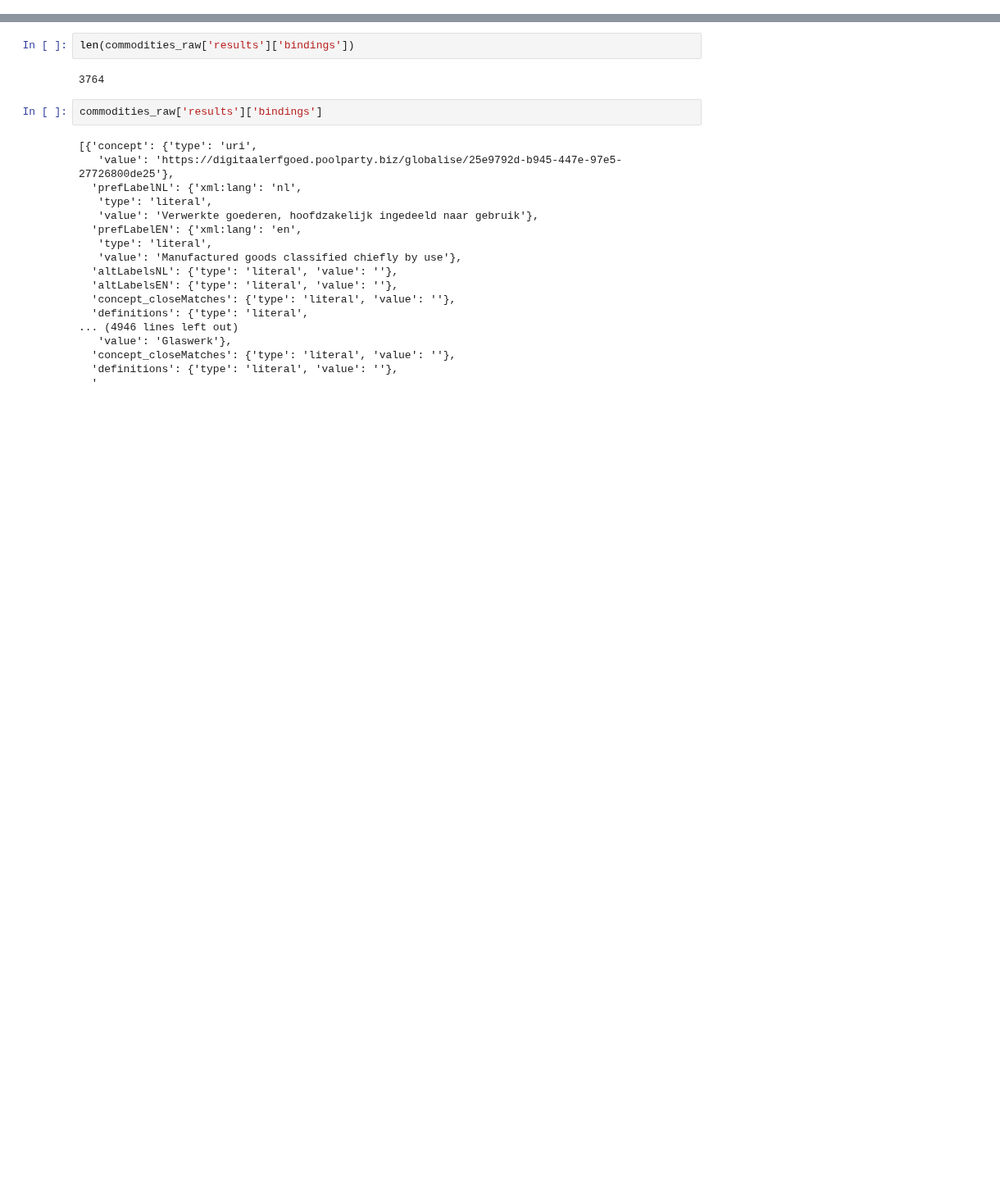
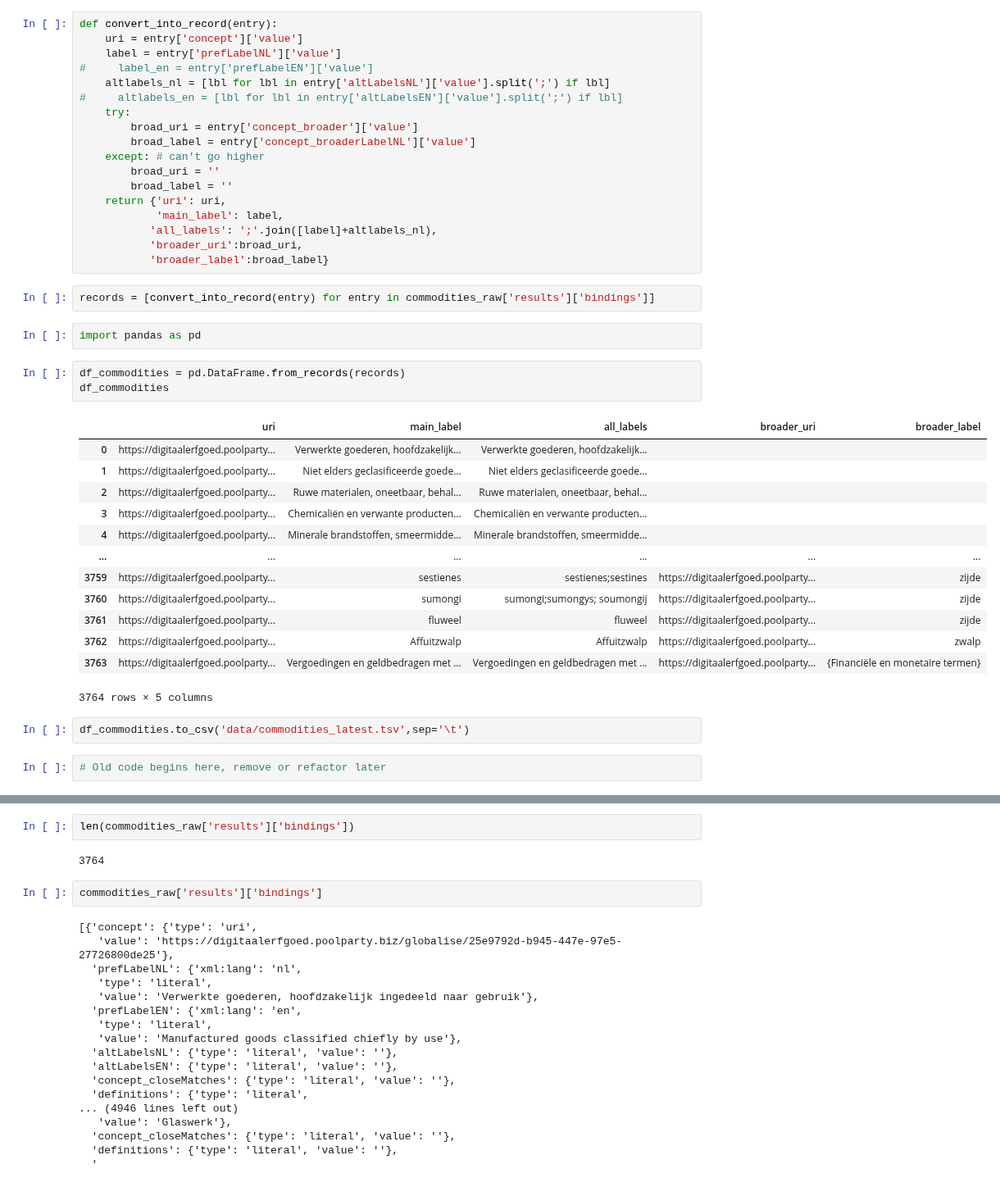
Before and after one commit to trifecta-project/DHB2024, a Jupyter notebook: [1] Preparing a list of commodities.ipynb, the cells around one changed output, grey strips where cells are left out. Shown at 82% size. Cells and saved outputs as stored; diff of their text form; blank space fills up the shorter version.

```diff
--- a/[1] Preparing a list of commodities.ipynb
+++ b/[1] Preparing a list of commodities.ipynb
@@ -5,3 +23,46 @@ commodities_raw = json.load(open('data/commoditiesV1.json','r'))
+# %%
+def convert_into_record(entry):
+    uri = entry['concept']['value']
+    label = entry['prefLabelNL']['value']
+#     label_en = entry['prefLabelEN']['value']
+    altlabels_nl = [lbl for lbl in entry['altLabelsNL']['value'].split(';') if lbl]
+#     altlabels_en = [lbl for lbl in entry['altLabelsEN']['value'].split(';') if lbl]
+    try:
+        broad_uri = entry['concept_broader']['value']
+        broad_label = entry['concept_broaderLabelNL']['value']
+    except: # can't go higher
+        broad_uri = ''
+        broad_label = ''
+    return {'uri': uri,
+            'main_label': label,
+           'all_labels': ';'.join([label]+altlabels_nl),
+           'broader_uri':broad_uri,
+           'broader_label':broad_label}
+# %%
+records = [convert_into_record(entry) for entry in commodities_raw['results']['bindings']]
+# %%
+import pandas as pd
+# %%
+df_commodities = pd.DataFrame.from_records(records)
+df_commodities
+# %% [output]
+|  | uri | main_label | all_labels | broader_uri | broader_label |
+| 0 | https://digitaalerfgoed.poolparty... | Verwerkte goederen, hoofdzakelijk... | Verwerkte goederen, hoofdzakelijk... |  |  |
+| 1 | https://digitaalerfgoed.poolparty... | Niet elders geclasificeerde goede... | Niet elders geclasificeerde goede... |  |  |
+| 2 | https://digitaalerfgoed.poolparty... | Ruwe materialen, oneetbaar, behal... | Ruwe materialen, oneetbaar, behal... |  |  |
+| 3 | https://digitaalerfgoed.poolparty... | Chemicaliën en verwante producten... | Chemicaliën en verwante producten... |  |  |
+| 4 | https://digitaalerfgoed.poolparty... | Minerale brandstoffen, smeermidde... | Minerale brandstoffen, smeermidde... |  |  |
+| ... | ... | ... | ... | ... | ... |
+| 3759 | https://digitaalerfgoed.poolparty... | sestienes | sestienes;sestines | https://digitaalerfgoed.poolparty... | zijde |
+| 3760 | https://digitaalerfgoed.poolparty... | sumongi | sumongi;sumongys; soumongij | https://digitaalerfgoed.poolparty... | zijde |
+| 3761 | https://digitaalerfgoed.poolparty... | fluweel | fluweel | https://digitaalerfgoed.poolparty... | zijde |
+| 3762 | https://digitaalerfgoed.poolparty... | Affuitzwalp | Affuitzwalp | https://digitaalerfgoed.poolparty... | zwalp |
+| 3763 | https://digitaalerfgoed.poolparty... | Vergoedingen en geldbedragen met ... | Vergoedingen en geldbedragen met ... | https://digitaalerfgoed.poolparty... | {Financiële en monetaire termen} |
+3764 rows × 5 columns
+# %%
+df_commodities.to_csv('data/commodities_latest.tsv',sep='\t')
+# %%
+# Old code begins here, remove or refactor later
 # %%
 # the json data received at:
     # endpoint: https://digitaalerfgoed.poolparty.biz/PoolParty/sparql/globalise
```
Also changed, not shown: parts of 7 cells of this notebook, 8 other files.
